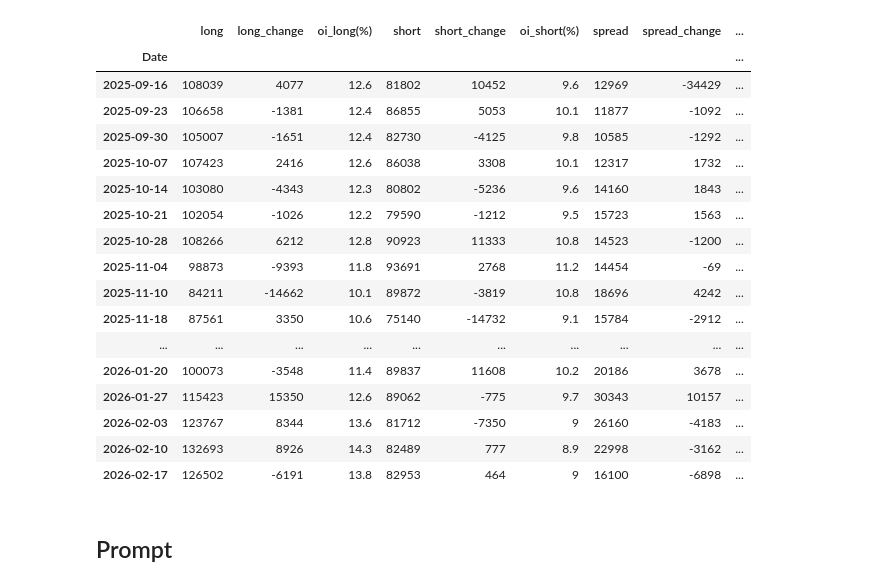
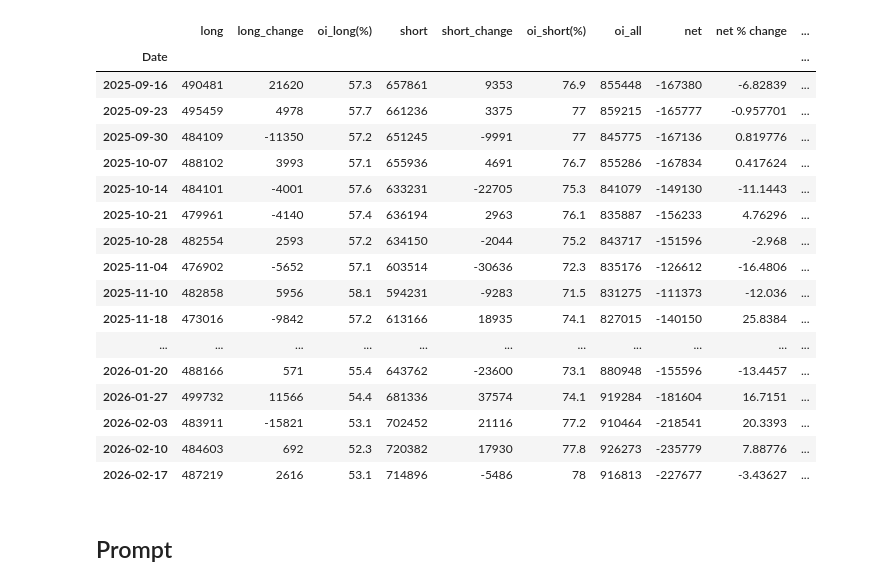
Before and after one commit to mod7ex/COT-analysis, a Jupyter notebook: analysis/table.ipynb, the cells around one changed output. Cells and saved outputs as stored; diff of their text form; code cells hidden in the pictures.

```diff
--- a/analysis/table.ipynb
+++ b/analysis/table.ipynb
@@ -5,7 +5,7 @@ from utils import get_market_df, TRADERS_IN_FINANCIAL_FUTURES_FUT, LEGUACY_FUT,
 # %%
 N = 23
 MARKET = "EURO FX"
-REPORT_TYPE = TRADERS_IN_FINANCIAL_FUTURES_FUT
+REPORT_TYPE = LEGUACY_FUT
 # %%
 df = get_market_df(cot_report_type=REPORT_TYPE, market=MARKET)
 # %% [output]
@@ -41,5 +41,5 @@ list(participants.keys())
 # %%
-participant_STR = 'lev_money'
+participant_STR = 'commercial'
 
 picked_participant = participants[participant_STR]
 
@@ -83,7 +82,8 @@ picked_participant_df['total'] = (
 
 picked_participant_df['long (%)'] = 100 * picked_participant_df['long'] / picked_participant_df['total']
 picked_participant_df['short (%)'] = 100 * picked_participant_df['short'] / picked_participant_df['total']
-picked_participant_df['spread (%)'] = 100 * picked_participant_df['spread'] / picked_participant_df['total']
+if 'spread' in picked_participant_df:
+    picked_participant_df['spread (%)'] = 100 * picked_participant_df['spread'] / picked_participant_df['total']
 
 picked_participant_df['net/total'] = 100*picked_participant_df['net']/picked_participant_df['total']
 
@@ -122,52 +122,55 @@ color_map = {
 styled = picked_participant_df.style
 
 for side in ["long", "short", "spread"]:
 
     if side not in picked_participant: continue
     (
       styled
             .background_gradient(cmap=color_map[side], subset=[side], vmin=picked_participant_df[side].min(), vmax=picked_participant_df[side].max())
             .background_gradient(cmap=color_map[side], subset=[change_col(side)], vmin=picked_participant_df[change_col(side)].min(), vmax=picked_participant_df[change_col(side)].max())
             .background_gradient(cmap=color_map[side], subset=[oi_col(side)], vmin=picked_participant_df[oi_col(side)].min(), vmax=picked_participant_df[oi_col(side)].max())
     )
 
 (
     styled
         .background_gradient(cmap=color_map['net'], subset=['net'], vmin=picked_participant_df['net'].min(), vmax=picked_participant_df['net'].max())
         .background_gradient(cmap=color_map['net'], subset=['net/oi_all'], vmin=picked_participant_df['net/oi_all'].min(), vmax=picked_participant_df['net/oi_all'].max())
         .background_gradient(cmap=color_map['net'], subset=['net/total'], vmin=picked_participant_df['net/total'].min(), vmax=picked_participant_df['net/total'].max())
         .background_gradient(cmap=color_map['net'], subset=['net % change'], vmin=picked_participant_df['net % change'].min(), vmax=picked_participant_df['net % change'].max())
         .background_gradient(cmap=color_map['amalgamated'], subset=["total"], vmin=picked_participant_df["total"].min(), vmax=picked_participant_df["total"].max())
         .background_gradient(cmap=color_map['long'], subset=["long (%)"], vmin=picked_participant_df["long (%)"].min(), vmax=picked_participant_df["long (%)"].max())
         .background_gradient(cmap=color_map['short'], subset=["short (%)"], vmin=picked_participant_df["short (%)"].min(), vmax=picked_participant_df["short (%)"].max())
-        .background_gradient(cmap=color_map['spread'], subset=["spread (%)"], vmin=picked_participant_df["spread (%)"].min(), vmax=picked_participant_df["spread (%)"].max())
+
         .background_gradient(cmap=color_map['amalgamated'], subset=["oi_all"], vmin=picked_participant_df["oi_all"].min(), vmax=picked_participant_df["oi_all"].max())
 
 )
+
+if 'spread' in picked_participant:
+    styled.background_gradient(cmap=color_map['spread'], subset=["spread (%)"], vmin=picked_participant_df["spread (%)"].min(), vmax=picked_participant_df["spread (%)"].max())
 
 styled.format("{:g}")
 styled.format_index("{:%Y-%m-%d}", axis=0)
 
 styled
 # %% [output]
-|  | long | long_change | oi_long(%) | short | short_change | oi_short(%) | spread | spread_change | ... |
-| Date |  |  |  |  |  |  |  |  | ... |
-| 2025-09-16 | 108039 | 4077 | 12.6 | 81802 | 10452 | 9.6 | 12969 | -34429 | ... |
-| 2025-09-23 | 106658 | -1381 | 12.4 | 86855 | 5053 | 10.1 | 11877 | -1092 | ... |
-| 2025-09-30 | 105007 | -1651 | 12.4 | 82730 | -4125 | 9.8 | 10585 | -1292 | ... |
-| 2025-10-07 | 107423 | 2416 | 12.6 | 86038 | 3308 | 10.1 | 12317 | 1732 | ... |
-| 2025-10-14 | 103080 | -4343 | 12.3 | 80802 | -5236 | 9.6 | 14160 | 1843 | ... |
-| 2025-10-21 | 102054 | -1026 | 12.2 | 79590 | -1212 | 9.5 | 15723 | 1563 | ... |
-| 2025-10-28 | 108266 | 6212 | 12.8 | 90923 | 11333 | 10.8 | 14523 | -1200 | ... |
-| 2025-11-04 | 98873 | -9393 | 11.8 | 93691 | 2768 | 11.2 | 14454 | -69 | ... |
-| 2025-11-10 | 84211 | -14662 | 10.1 | 89872 | -3819 | 10.8 | 18696 | 4242 | ... |
-| 2025-11-18 | 87561 | 3350 | 10.6 | 75140 | -14732 | 9.1 | 15784 | -2912 | ... |
-| ... | ... | ... | ... | ... | ... | ... | ... | ... | ... |
-| 2026-01-20 | 100073 | -3548 | 11.4 | 89837 | 11608 | 10.2 | 20186 | 3678 | ... |
-| 2026-01-27 | 115423 | 15350 | 12.6 | 89062 | -775 | 9.7 | 30343 | 10157 | ... |
-| 2026-02-03 | 123767 | 8344 | 13.6 | 81712 | -7350 | 9 | 26160 | -4183 | ... |
-| 2026-02-10 | 132693 | 8926 | 14.3 | 82489 | 777 | 8.9 | 22998 | -3162 | ... |
-| 2026-02-17 | 126502 | -6191 | 13.8 | 82953 | 464 | 9 | 16100 | -6898 | ... |
+|  | long | long_change | oi_long(%) | short | short_change | oi_short(%) | oi_all | net | net % change | ... |
+| Date |  |  |  |  |  |  |  |  |  | ... |
+| 2025-09-16 | 490481 | 21620 | 57.3 | 657861 | 9353 | 76.9 | 855448 | -167380 | -6.82839 | ... |
+| 2025-09-23 | 495459 | 4978 | 57.7 | 661236 | 3375 | 77 | 859215 | -165777 | -0.957701 | ... |
+| 2025-09-30 | 484109 | -11350 | 57.2 | 651245 | -9991 | 77 | 845775 | -167136 | 0.819776 | ... |
+| 2025-10-07 | 488102 | 3993 | 57.1 | 655936 | 4691 | 76.7 | 855286 | -167834 | 0.417624 | ... |
+| 2025-10-14 | 484101 | -4001 | 57.6 | 633231 | -22705 | 75.3 | 841079 | -149130 | -11.1443 | ... |
+| 2025-10-21 | 479961 | -4140 | 57.4 | 636194 | 2963 | 76.1 | 835887 | -156233 | 4.76296 | ... |
+| 2025-10-28 | 482554 | 2593 | 57.2 | 634150 | -2044 | 75.2 | 843717 | -151596 | -2.968 | ... |
+| 2025-11-04 | 476902 | -5652 | 57.1 | 603514 | -30636 | 72.3 | 835176 | -126612 | -16.4806 | ... |
+| 2025-11-10 | 482858 | 5956 | 58.1 | 594231 | -9283 | 71.5 | 831275 | -111373 | -12.036 | ... |
+| 2025-11-18 | 473016 | -9842 | 57.2 | 613166 | 18935 | 74.1 | 827015 | -140150 | 25.8384 | ... |
+| ... | ... | ... | ... | ... | ... | ... | ... | ... | ... | ... |
+| 2026-01-20 | 488166 | 571 | 55.4 | 643762 | -23600 | 73.1 | 880948 | -155596 | -13.4457 | ... |
+| 2026-01-27 | 499732 | 11566 | 54.4 | 681336 | 37574 | 74.1 | 919284 | -181604 | 16.7151 | ... |
+| 2026-02-03 | 483911 | -15821 | 53.1 | 702452 | 21116 | 77.2 | 910464 | -218541 | 20.3393 | ... |
+| 2026-02-10 | 484603 | 692 | 52.3 | 720382 | 17930 | 77.8 | 926273 | -235779 | 7.88776 | ... |
+| 2026-02-17 | 487219 | 2616 | 53.1 | 714896 | -5486 | 78 | 916813 | -227677 | -3.43627 | ... |
 # %% [markdown]
 ## Prompt
 # %%
```
Also changed, not shown: parts of 5 cells of this notebook, 3 other files.
